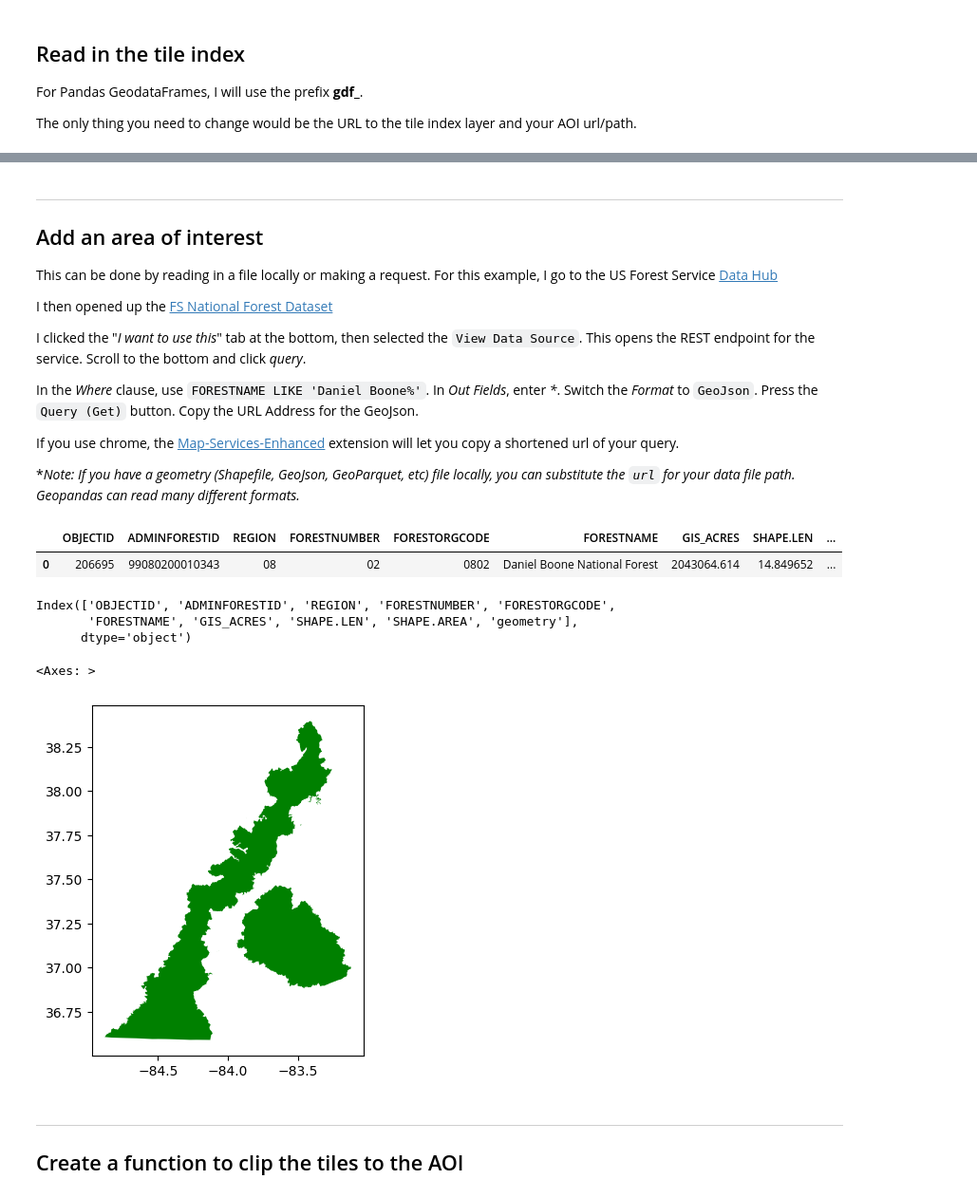
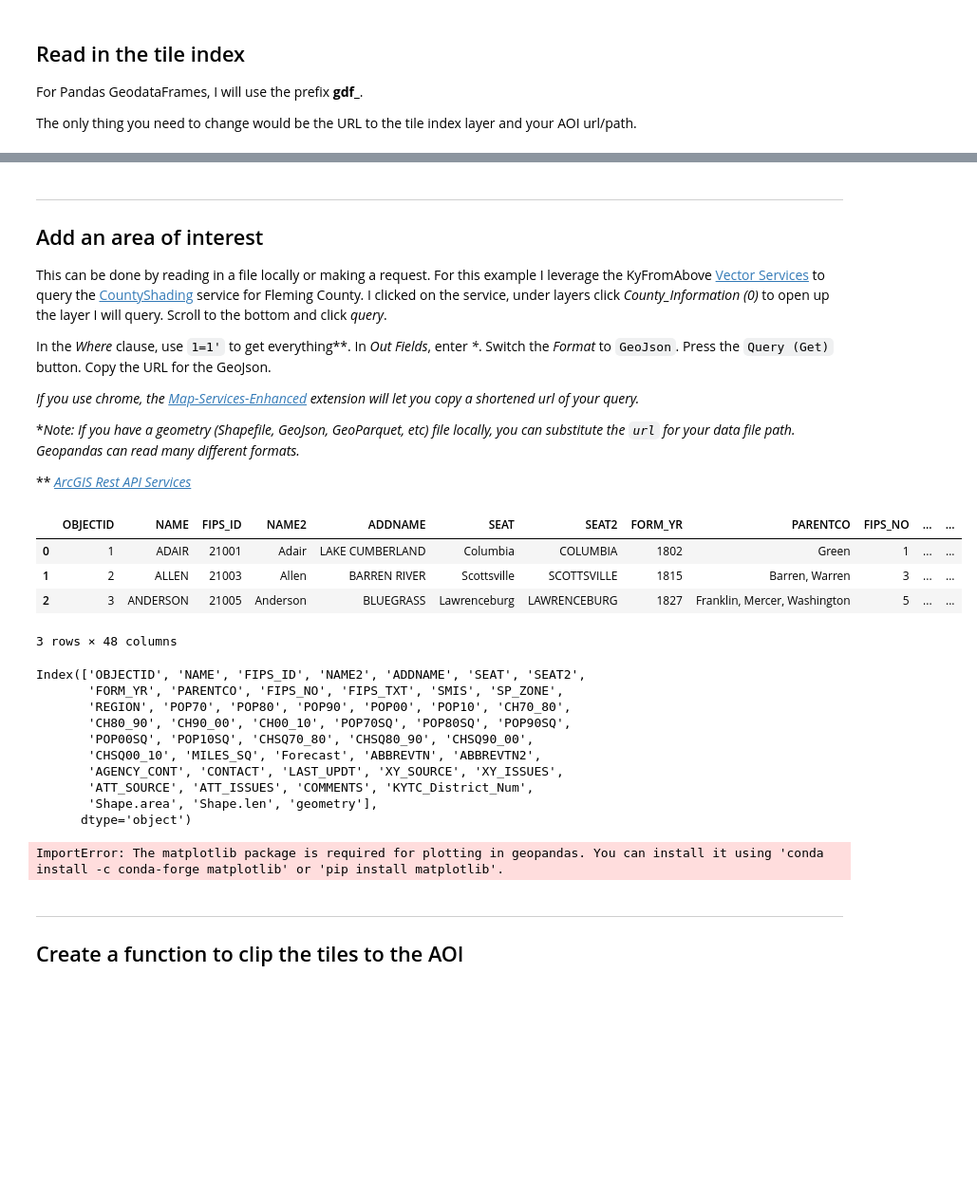
Before and after one commit to ianhorn/kyfromabove-on-aws-examples, a Jupyter notebook: examples/clip_tiles_to_boundary.ipynb, the cells around one changed output, grey strips where cells are left out. Shown at 95% size. Drawn from its saved outputs; the diff is of its cells as text; code cells hidden in the pictures; blank space fills up the shorter version.

Commit message:
edit for fleming

```diff
--- a/examples/clip_tiles_to_boundary.ipynb
+++ b/examples/clip_tiles_to_boundary.ipynb
@@ -60,44 +62,51 @@ Index(['tilename', 'key', 'aws_url', 'geometry'], dtype='object')
 ___
 ## Add an area of interest
 
-This can be done by reading in a file locally or making a request.  For this example, I go to the US Forest Service [Data Hub](https://data-usfs.hub.arcgis.com/)
+This can be done by reading in a file locally or making a request.  For this example I leverage the KyFromAbove [Vector Services](https://kygisserver.ky.gov/arcgis) to query the [CountyShading](https://kygisserver.ky.gov/arcgis/rest/services/WGS84WM_Services/Ky_CountyShading_WGS84WM/MapServer) service for Fleming County. I clicked on the service, under layers click *County_Information (0)* to open up the layer  I will query.  Scroll to the bottom and click *query*.
 
-I then opened up the [FS National Forest Dataset](https://data-usfs.hub.arcgis.com/datasets/3451bcca1dbc45168ed0b3f54c6098d3_0/explore?location=27.954318%2C-107.853700%2C3.81)
+In the *Where* clause, use `1=1'` to get everything\*\*.  In *Out Fields*, enter _*_.  Switch the *Format* to `GeoJson`.  Press the `Query (Get)` button.  Copy the URL for the GeoJson.
 
-I clicked the "*I want to use this*" tab at the bottom, then selected the `View Data Source`.  This opens the REST endpoint for the service.  Scroll to the bottom and click *query*.
+_If you use chrome, the [Map-Services-Enhanced](https://github.com/raykendo/Map-Services-Enhanced) extension will let you copy a shortened url of your query._
 
-In the *Where* clause, use `FORESTNAME LIKE 'Daniel Boone%'`.  In *Out Fields*, enter _*_.  Switch the *Format* to `GeoJson`.  Press the `Query (Get)` button.  Copy the URL Address for the GeoJson.
+\*_Note: If you have a geometry (Shapefile, GeoJson, GeoParquet, etc) file locally, you can substitute the `url` for your data file path. Geopandas can read many different formats._
 
-If you use chrome, the [Map-Services-Enhanced](https://github.com/raykendo/Map-Services-Enhanced) extension will let you copy a shortened url of your query.
-
-*_Note: If you have a geometry (Shapefile, GeoJson, GeoParquet, etc) file locally, you can substitute the `url` for your data file path. Geopandas can read many different formats._
+\*\* _[ArcGIS Rest API Services](https://kygisserver.ky.gov/arcgis/sdk/rest/index.html#//02ss0000006v000000)_
 # %%
 # paste in the url from the rest endpoint query
-aoi_url = 'https://apps.fs.usda.gov/arcx/rest/services/EDW/EDW_ForestSystemBoundaries_01/MapServer/1/query?where=FORESTNAME+LIKE+%27Daniel+Boone%25%27&timeRelation=esriTimeRelationOverlaps&units=esriSRUnit_Foot&outFields=*&returnExtentOnly=false&sqlFormat=none&featureEncoding=esriDefault&f=geojson'
+aoi_url = 'https://kygisserver.ky.gov/arcgis/rest/services/WGS84WM_Services/Ky_CountyShading_WGS84WM/MapServer/0/query?where=1%3D1&units=esriSRUnit_Foot&outFields=*&returnExtentOnly=false&featureEncoding=esriDefault&f=geojson'
 
 # use gdf for geodatframe
 gdf_aoi = gpd.read_file(aoi_url)
-gdf_aoi
+gdf_aoi.head(3)
 # %% [output]
-|  | OBJECTID | ADMINFORESTID | REGION | FORESTNUMBER | FORESTORGCODE | FORESTNAME | GIS_ACRES | SHAPE.LEN | ... |
-| 0 | 206695 | 99080200010343 | 08 | 02 | 0802 | Daniel Boone National Forest | 2043064.614 | 14.849652 | ... |
+|  | OBJECTID | NAME | FIPS_ID | NAME2 | ADDNAME | SEAT | SEAT2 | FORM_YR | PARENTCO | FIPS_NO | ... | ... |
+| 0 | 1 | ADAIR | 21001 | Adair | LAKE CUMBERLAND | Columbia | COLUMBIA | 1802 | Green | 1 | ... | ... |
+| 1 | 2 | ALLEN | 21003 | Allen | BARREN RIVER | Scottsville | SCOTTSVILLE | 1815 | Barren, Warren | 3 | ... | ... |
+| 2 | 3 | ANDERSON | 21005 | Anderson | BLUEGRASS | Lawrenceburg | LAWRENCEBURG | 1827 | Franklin, Mercer, Washington | 5 | ... | ... |
+3 rows × 48 columns
 # %%
 # print columns
 gdf_aoi.columns
 # %% [output]
-Index(['OBJECTID', 'ADMINFORESTID', 'REGION', 'FORESTNUMBER', 'FORESTORGCODE',
-       'FORESTNAME', 'GIS_ACRES', 'SHAPE.LEN', 'SHAPE.AREA', 'geometry'],
+Index(['OBJECTID', 'NAME', 'FIPS_ID', 'NAME2', 'ADDNAME', 'SEAT', 'SEAT2',
+       'FORM_YR', 'PARENTCO', 'FIPS_NO', 'FIPS_TXT', 'SMIS', 'SP_ZONE',
+       'REGION', 'POP70', 'POP80', 'POP90', 'POP00', 'POP10', 'CH70_80',
+       'CH80_90', 'CH90_00', 'CH00_10', 'POP70SQ', 'POP80SQ', 'POP90SQ',
+       'POP00SQ', 'POP10SQ', 'CHSQ70_80', 'CHSQ80_90', 'CHSQ90_00',
+       'CHSQ00_10', 'MILES_SQ', 'Forecast', 'ABBREVTN', 'ABBREVTN2',
+       'AGENCY_CONT', 'CONTACT', 'LAST_UPDT', 'XY_SOURCE', 'XY_ISSUES',
+       'ATT_SOURCE', 'ATT_ISSUES', 'COMMENTS', 'KYTC_District_Num',
+       'Shape.area', 'Shape.len', 'geometry'],
       dtype='object')
 # %%
 # clean up the dataframe a little bit
-cols_to_keep = ['FORESTNAME', 'geometry']
+cols_to_keep = ['NAME2', 'geometry']
 gdf_aoi = gdf_aoi[cols_to_keep]
 gdf_aoi.plot(
     color='green'  # you know, for the forest
 )
 # %% [output]
-<Axes: >
+ImportError: The matplotlib package is required for plotting in geopandas. You can install it using 'conda install -c conda-forge matplotlib' or 'pip install matplotlib'.
-[figure, removed]
 # %% [markdown]
 ___
 
```
Also changed, not shown: parts of 6 cells of this notebook.
